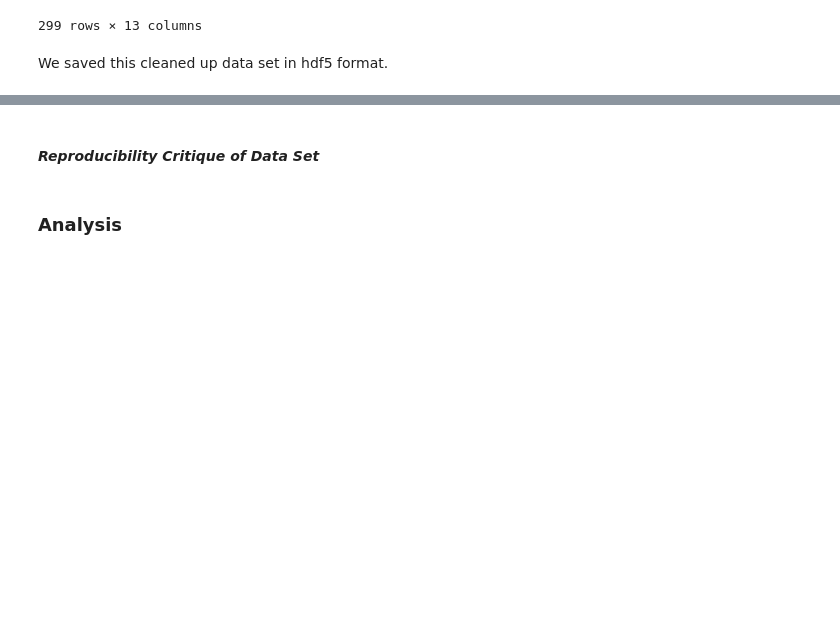
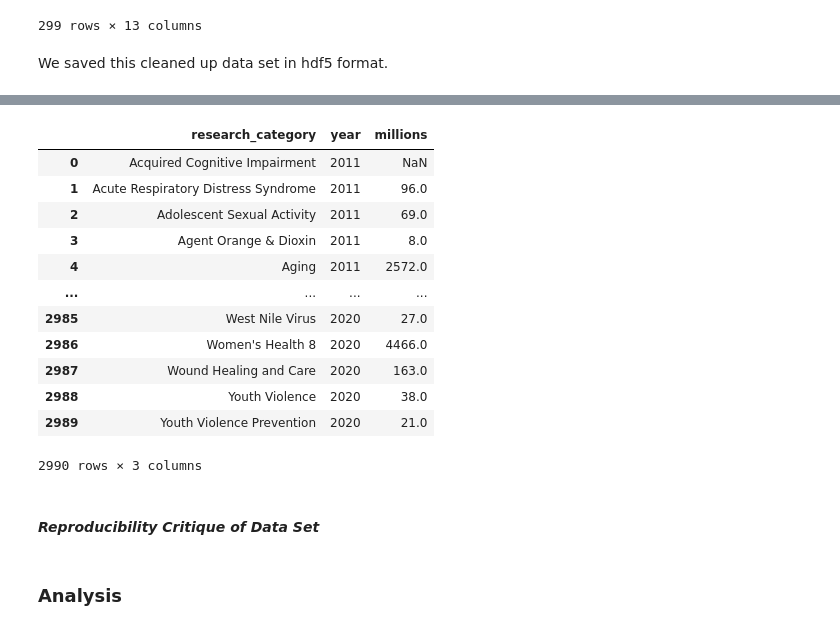
Before and after one commit to UCB-stat-159-s22/hw07-group25, a Jupyter notebook: Notebook.ipynb, the cells around one changed output, grey strips where cells are left out. Saved outputs shown, nothing was run; the diff lists cells and outputs as text; code cells hidden in the pictures; blank space fills up the shorter version.

```diff
--- a/Notebook.ipynb
+++ b/Notebook.ipynb
@@ -69,3 +136,19 @@ df.to_hdf(h5File, "/data/cleaned_data")
+# %%
+display(df2_long)
+# %% [output]
+|  | research_category | year | millions |
+| 0 | Acquired Cognitive Impairment | 2011 | NaN |
+| 1 | Acute Respiratory Distress Syndrome | 2011 | 96.0 |
+| 2 | Adolescent Sexual Activity | 2011 | 69.0 |
+| 3 | Agent Orange & Dioxin | 2011 | 8.0 |
+| 4 | Aging | 2011 | 2572.0 |
+| ... | ... | ... | ... |
+| 2985 | West Nile Virus | 2020 | 27.0 |
+| 2986 | Women's Health 8 | 2020 | 4466.0 |
+| 2987 | Wound Healing and Care | 2020 | 163.0 |
+| 2988 | Youth Violence | 2020 | 38.0 |
+| 2989 | Youth Violence Prevention | 2020 | 21.0 |
+2990 rows × 3 columns
 # %% [markdown]
 #### *Reproducibility Critique of Data Set*
 # %% [markdown]
```
Also changed, not shown: parts of 10 cells of this notebook, 4 other files.
